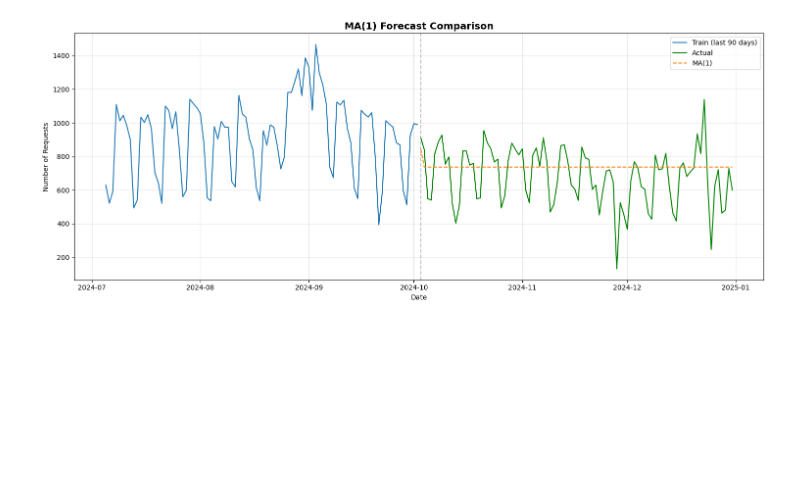
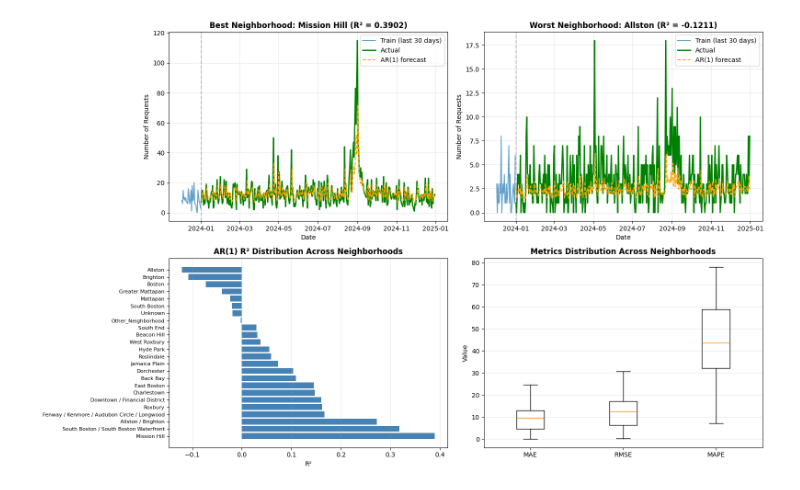
Before and after one commit to thealphacubicle/311-Service-Request-Modelling, a Jupyter notebook: notebooks/03_baseline_time_series.ipynb, the cells around one changed output. Cells and saved outputs as stored; diff of their text form; code cells hidden in the pictures; blank space fills up the shorter version.

```diff
--- a/notebooks/03_baseline_time_series.ipynb
+++ b/notebooks/03_baseline_time_series.ipynb
@@ -82,17 +255,59 @@ results
 # %%
-plot_train = train.tail(90)
+# Visualizations for best and worst neighborhoods
+fig, axes = plt.subplots(2, 2, figsize=(16, 10))
 
-plt.figure(figsize=(15, 6))
-plt.plot(plot_train['date'], plot_train['count'], label='Train (last 90 days)', linewidth=1.5)
-plt.plot(test['date'], y_true, label='Actual', linewidth=1.5, color='green')
-plt.plot(test['date'], ar1_pred, label='AR(1) - rolling 1-step', linestyle='--', linewidth=1.5)
-plt.axvline(x=test['date'].min(), color='gray', linestyle='--', alpha=0.5)
-plt.title('AR(1) Rolling One-Step Forecast Comparison', fontsize=14, fontweight='bold')
-plt.xlabel('Date')
-plt.ylabel('Number of Requests')
-plt.legend()
-plt.grid(True, alpha=0.3)
+# Helper to plot a neighborhood
+def plot_neighborhood(ax, neighborhood, is_best=True):
+    train_nb = train_dict[neighborhood]
+    test_nb = test_dict[neighborhood]
+
+    # Recompute predictions for visualization
+    y_train = train_nb['count'].astype(float).values
+    y_true = test_nb['count'].astype(float).values
+
+    history = y_train.tolist()
+    ar1_pred = []
+    for actual in y_true:
+        hist = np.array(history, dtype=float)
+        phi, c = np.polyfit(hist[:-1], hist[1:], 1)
+        y_hat = max(0.0, c + phi * hist[-1])
+        ar1_pred.append(y_hat)
+        history.append(float(actual))
+
+    ar1_pred = np.array(ar1_pred)
+    r2 = r2_score(y_true, ar1_pred)
+
+    plot_train = train_nb.tail(30)
+    ax.plot(plot_train['date'], plot_train['count'], label='Train (last 30 days)', linewidth=1.5, alpha=0.7)
+    ax.plot(test_nb['date'], y_true, label='Actual', linewidth=2, color='green')
+    ax.plot(test_nb['date'], ar1_pred, label='AR(1) forecast', linestyle='--', linewidth=1.5, color='orange')
+    ax.axvline(x=test_nb['date'].min(), color='gray', linestyle='--', alpha=0.5)
+    ax.set_title(f"{'Best' if is_best else 'Worst'} Neighborhood: {neighborhood} (R² = {r2:.4f})", fontweight='bold')
+    ax.set_xlabel('Date')
+    ax.set_ylabel('Number of Requests')
+    ax.legend()
+    ax.grid(True, alpha=0.3)
+
+# Plot best and worst neighborhoods
+plot_neighborhood(axes[0, 0], best_nb, is_best=True)
+plot_neighborhood(axes[0, 1], worst_nb, is_best=False)
+
+# R² distribution across neighborhoods
+axes[1, 0].barh(range(len(per_nb_df)), per_nb_df['R2'].values, color='steelblue')
+axes[1, 0].set_yticks(range(len(per_nb_df)))
+axes[1, 0].set_yticklabels(per_nb_df['neighborhood'].values, fontsize=8)
+axes[1, 0].set_xlabel('R²')
+axes[1, 0].set_title('AR(1) R² Distribution Across Neighborhoods', fontweight='bold')
+axes[1, 0].grid(True, alpha=0.3, axis='x')
+
+# Metrics distribution (box plots)
+axes[1, 1].boxplot([per_nb_df['MAE'], per_nb_df['RMSE'], per_nb_df['MAPE']],
+                    labels=['MAE', 'RMSE', 'MAPE'])
+axes[1, 1].set_title('Metrics Distribution Across Neighborhoods', fontweight='bold')
+axes[1, 1].set_ylabel('Value')
+axes[1, 1].grid(True, alpha=0.3, axis='y')
+
 plt.tight_layout()
 plt.show()
 # %% [output]
-[figure, old version]
+[figure, new version]
```
Also changed, not shown: parts of 4 cells of this notebook, 1 other file.
